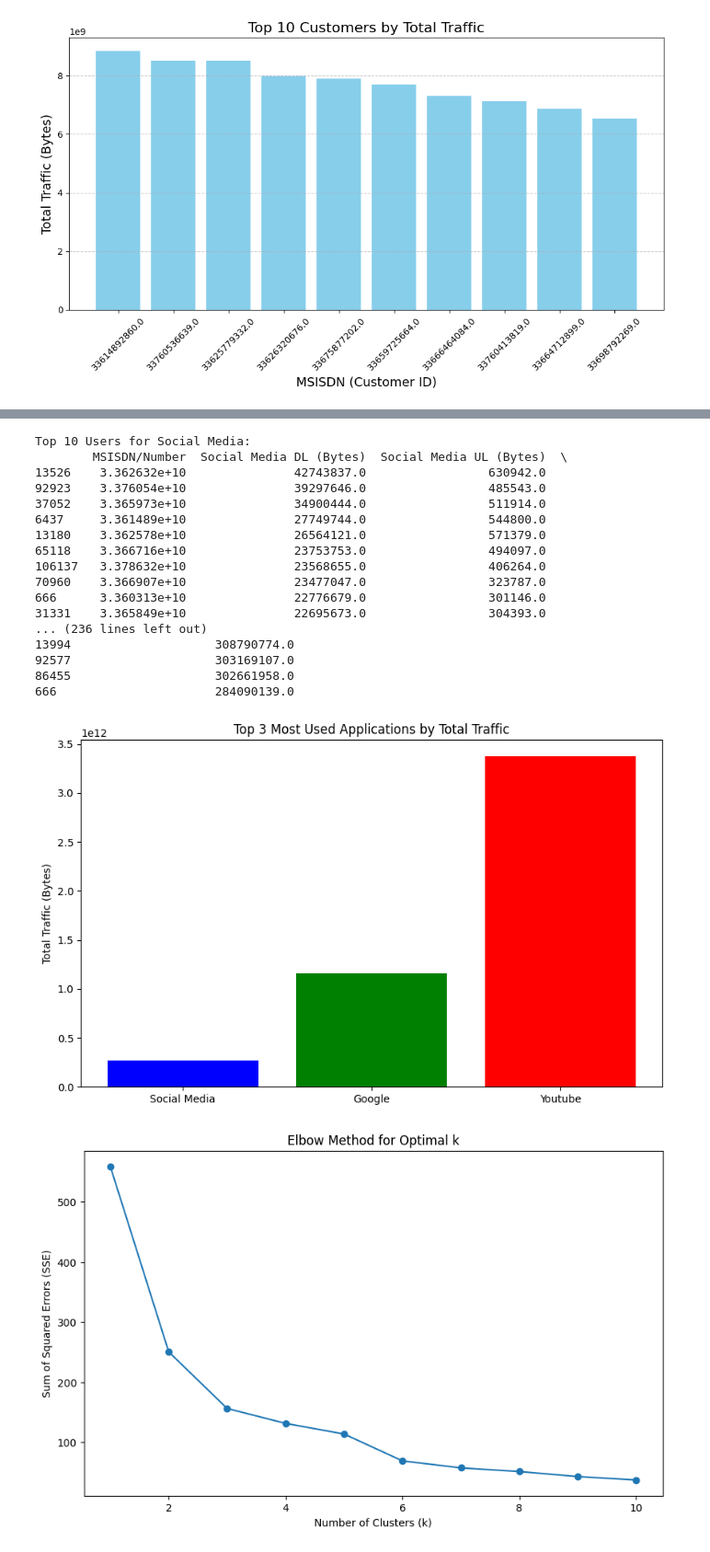
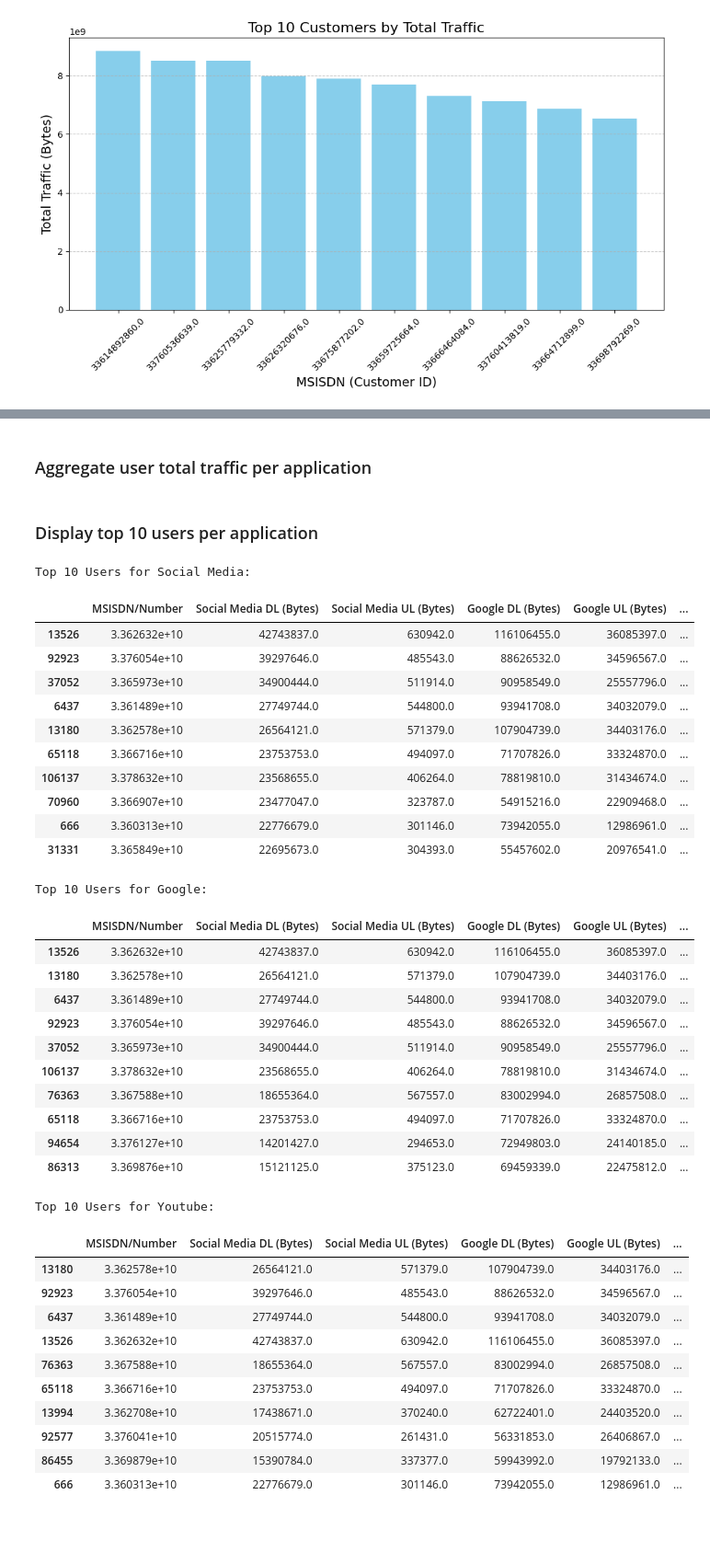
Before and after one commit to Azazh/Telecom-Profitability-Analysis-and-Strategic-Growth-Assessment, a Jupyter notebook: notebooks/telecom_user_engagement_analysis.ipynb, the cells around one changed output, grey strips where cells are left out. Shown: that part at 92% size. Drawn from its saved outputs; the diff is of its cells as text; code cells hidden in the pictures; blank space fills up the shorter version.

```diff
--- a/notebooks/telecom_user_engagement_analysis.ipynb
+++ b/notebooks/telecom_user_engagement_analysis.ipynb
@@ -92,35 +121,3 @@ Clustered Data with Labels:
 [figure]
-# %%
-# Aggregate user total traffic per application
-engagement_analysis.aggregate_traffic_per_application()
-
-#  Display top 10 users per application
-for app, top_users in engagement_analysis.top_app_users.items():
-    print(f"Top 10 Users for {app}:")
-    print(top_users)
-
-#  Plot the top 3 most used applications
-engagement_analysis.plot_top_applications()
-
-# Use elbow method to determine optimal k
-engagement_analysis.elbow_method()
-# %% [output]
-Top 10 Users for Social Media:
-        MSISDN/Number  Social Media DL (Bytes)  Social Media UL (Bytes)  \
-13526    3.362632e+10               42743837.0                 630942.0
-92923    3.376054e+10               39297646.0                 485543.0
-37052    3.365973e+10               34900444.0                 511914.0
-6437     3.361489e+10               27749744.0                 544800.0
-13180    3.362578e+10               26564121.0                 571379.0
-65118    3.366716e+10               23753753.0                 494097.0
-106137   3.378632e+10               23568655.0                 406264.0
-70960    3.366907e+10               23477047.0                 323787.0
-666      3.360313e+10               22776679.0                 301146.0
-31331    3.365849e+10               22695673.0                 304393.0
-... (236 lines left out)
-13994                    308790774.0
-92577                    303169107.0
-86455                    302661958.0
-666                      284090139.0
-[figure, removed]
-[figure, removed]
+# %% [markdown]
+### Aggregate user total traffic per application
@@ -126,0 +126,43 @@ Top 10 Users for Social Media:
+# %% [markdown]
+###  Display top 10 users per application
+# %%
+for app, top_users in engagement_analysis.top_app_users.items():
+    print(f"Top 10 Users for {app}:")
+    display(top_users)
+# %% [output]
+Top 10 Users for Social Media:
+|  | MSISDN/Number | Social Media DL (Bytes) | Social Media UL (Bytes) | Google DL (Bytes) | Google UL (Bytes) | ... |
+| 13526 | 3.362632e+10 | 42743837.0 | 630942.0 | 116106455.0 | 36085397.0 | ... |
+| 92923 | 3.376054e+10 | 39297646.0 | 485543.0 | 88626532.0 | 34596567.0 | ... |
+| 37052 | 3.365973e+10 | 34900444.0 | 511914.0 | 90958549.0 | 25557796.0 | ... |
+| 6437 | 3.361489e+10 | 27749744.0 | 544800.0 | 93941708.0 | 34032079.0 | ... |
+| 13180 | 3.362578e+10 | 26564121.0 | 571379.0 | 107904739.0 | 34403176.0 | ... |
+| 65118 | 3.366716e+10 | 23753753.0 | 494097.0 | 71707826.0 | 33324870.0 | ... |
+| 106137 | 3.378632e+10 | 23568655.0 | 406264.0 | 78819810.0 | 31434674.0 | ... |
+| 70960 | 3.366907e+10 | 23477047.0 | 323787.0 | 54915216.0 | 22909468.0 | ... |
+| 666 | 3.360313e+10 | 22776679.0 | 301146.0 | 73942055.0 | 12986961.0 | ... |
+| 31331 | 3.365849e+10 | 22695673.0 | 304393.0 | 55457602.0 | 20976541.0 | ... |
+Top 10 Users for Google:
+|  | MSISDN/Number | Social Media DL (Bytes) | Social Media UL (Bytes) | Google DL (Bytes) | Google UL (Bytes) | ... |
+| 13526 | 3.362632e+10 | 42743837.0 | 630942.0 | 116106455.0 | 36085397.0 | ... |
+| 13180 | 3.362578e+10 | 26564121.0 | 571379.0 | 107904739.0 | 34403176.0 | ... |
+| 6437 | 3.361489e+10 | 27749744.0 | 544800.0 | 93941708.0 | 34032079.0 | ... |
+| 92923 | 3.376054e+10 | 39297646.0 | 485543.0 | 88626532.0 | 34596567.0 | ... |
+| 37052 | 3.365973e+10 | 34900444.0 | 511914.0 | 90958549.0 | 25557796.0 | ... |
+| 106137 | 3.378632e+10 | 23568655.0 | 406264.0 | 78819810.0 | 31434674.0 | ... |
+| 76363 | 3.367588e+10 | 18655364.0 | 567557.0 | 83002994.0 | 26857508.0 | ... |
+| 65118 | 3.366716e+10 | 23753753.0 | 494097.0 | 71707826.0 | 33324870.0 | ... |
+| 94654 | 3.376127e+10 | 14201427.0 | 294653.0 | 72949803.0 | 24140185.0 | ... |
+| 86313 | 3.369876e+10 | 15121125.0 | 375123.0 | 69459339.0 | 22475812.0 | ... |
+Top 10 Users for Youtube:
+|  | MSISDN/Number | Social Media DL (Bytes) | Social Media UL (Bytes) | Google DL (Bytes) | Google UL (Bytes) | ... |
+| 13180 | 3.362578e+10 | 26564121.0 | 571379.0 | 107904739.0 | 34403176.0 | ... |
+| 92923 | 3.376054e+10 | 39297646.0 | 485543.0 | 88626532.0 | 34596567.0 | ... |
+| 6437 | 3.361489e+10 | 27749744.0 | 544800.0 | 93941708.0 | 34032079.0 | ... |
+| 13526 | 3.362632e+10 | 42743837.0 | 630942.0 | 116106455.0 | 36085397.0 | ... |
+| 76363 | 3.367588e+10 | 18655364.0 | 567557.0 | 83002994.0 | 26857508.0 | ... |
+| 65118 | 3.366716e+10 | 23753753.0 | 494097.0 | 71707826.0 | 33324870.0 | ... |
+| 13994 | 3.362708e+10 | 17438671.0 | 370240.0 | 62722401.0 | 24403520.0 | ... |
+| 92577 | 3.376041e+10 | 20515774.0 | 261431.0 | 56331853.0 | 26406867.0 | ... |
+| 86455 | 3.369879e+10 | 15390784.0 | 337377.0 | 59943992.0 | 19792133.0 | ... |
+| 666 | 3.360313e+10 | 22776679.0 | 301146.0 | 73942055.0 | 12986961.0 | ... |
```
Also changed, not shown: parts of 20 cells of this notebook, 14 other files.
